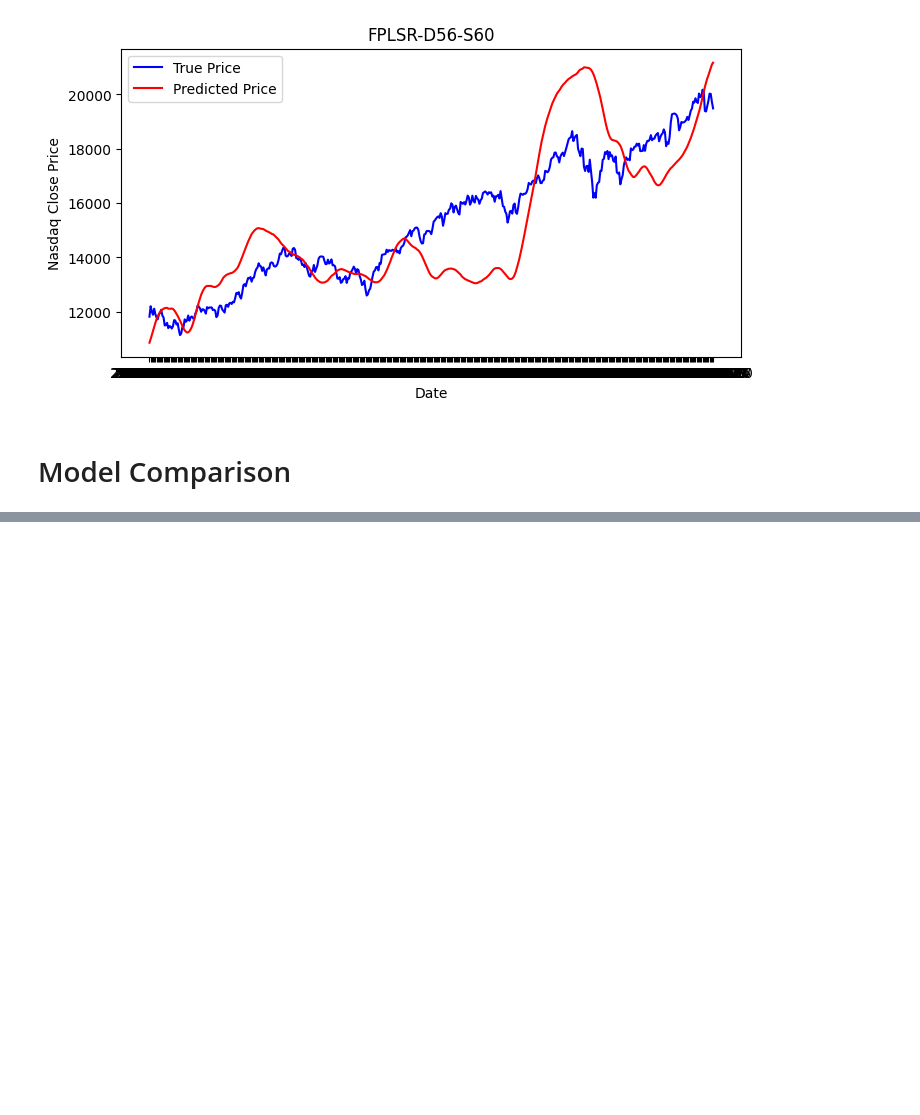
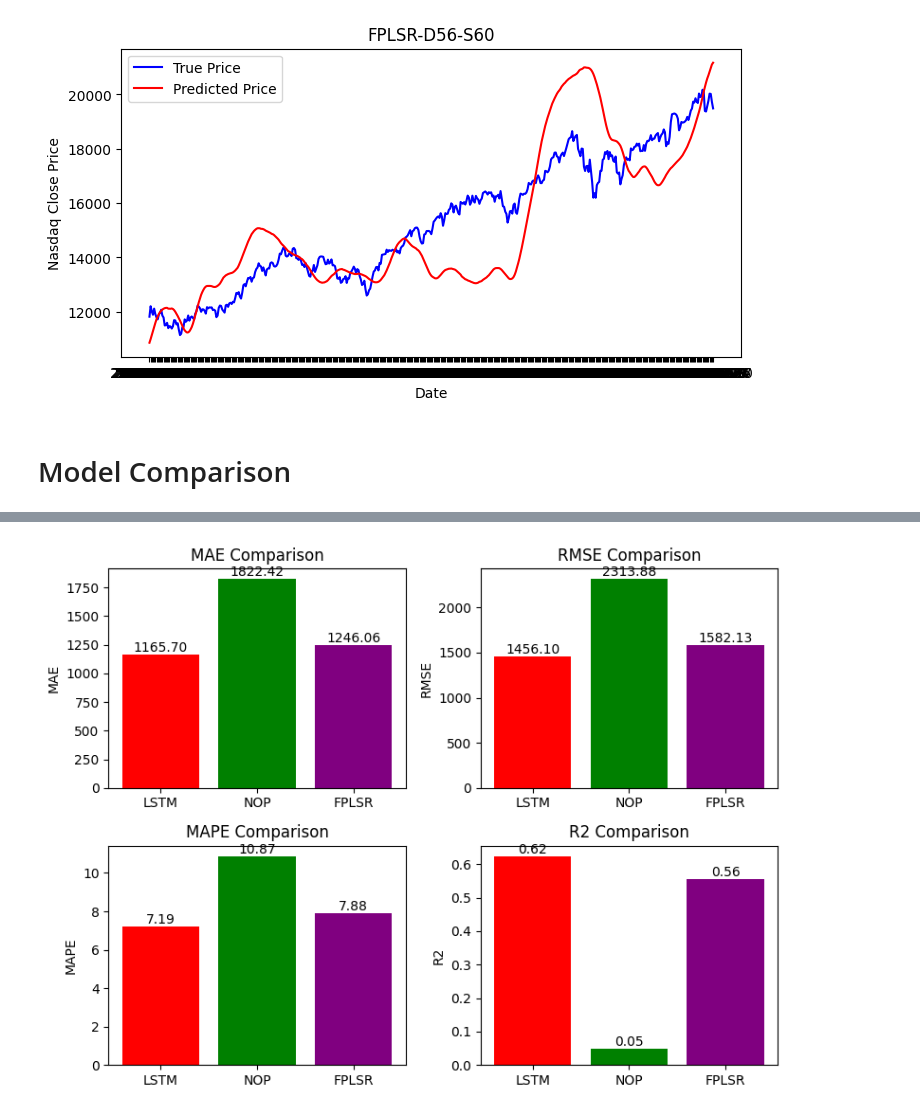
Before and after one commit to PaulYYLin/NOP-vs-FPLSR-OnNasdaq_index, a Jupyter notebook: Nasdaq-index-NOP.ipynb, the cells around one changed output, grey strips where cells are left out. Cells and saved outputs as stored; diff of their text form; code cells hidden in the pictures; blank space fills up the shorter version.

```diff
--- a/Nasdaq-index-NOP.ipynb
+++ b/Nasdaq-index-NOP.ipynb
@@ -408,0 +440,34 @@ plt.show()
+# %%
+import matplotlib.pyplot as plt
+import seaborn as sns
+import numpy as np
+
+# Create subplots for bar charts
+fig, axes = plt.subplots(2, 2, figsize=(8, 6))
+
+# Flatten axes for easier iteration
+axes = axes.flatten()
+
+# Plot individual metrics as bar charts
+metrics_to_plot = ['MAE', 'RMSE', 'MAPE', 'R2']
+colors = ['Red', 'Green', 'Purple']
+
+for idx, metric in enumerate(metrics_to_plot):
+    ax = axes[idx]
+    values = metrics_df.loc[metric]
+
+    bars = ax.bar(metrics_df.columns, values, color=colors)
+    ax.set_title(f'{metric} Comparison')
+    ax.set_ylabel(metric)
+
+    # Add value labels on top of bars
+    for bar in bars:
+        height = bar.get_height()
+        ax.text(bar.get_x() + bar.get_width()/2., height,
+                f'{height:.2f}',
+                ha='center', va='bottom')
+
+plt.tight_layout()
+plt.show()
+# %% [output]
+[figure, added]
```
Also changed, not shown: parts of 5 cells of this notebook, 3 other files.
